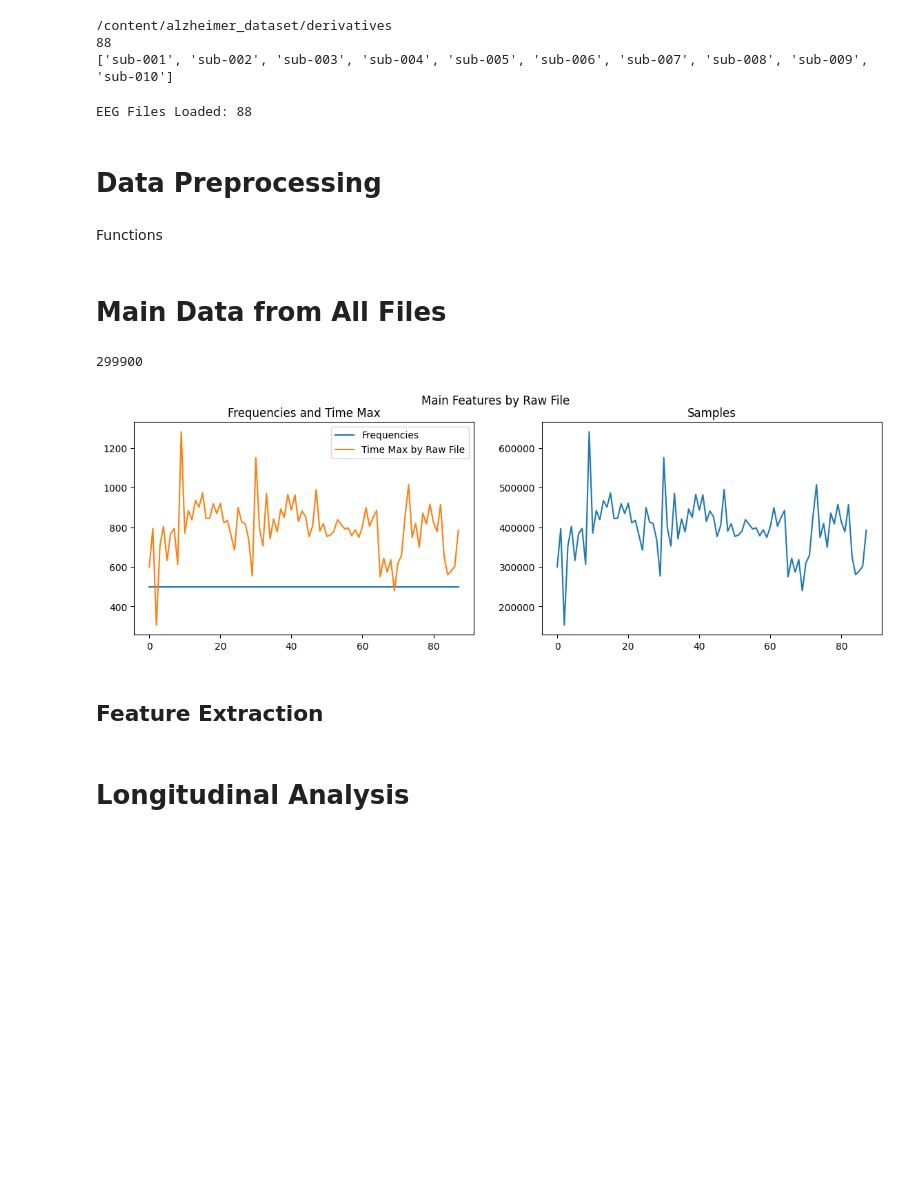
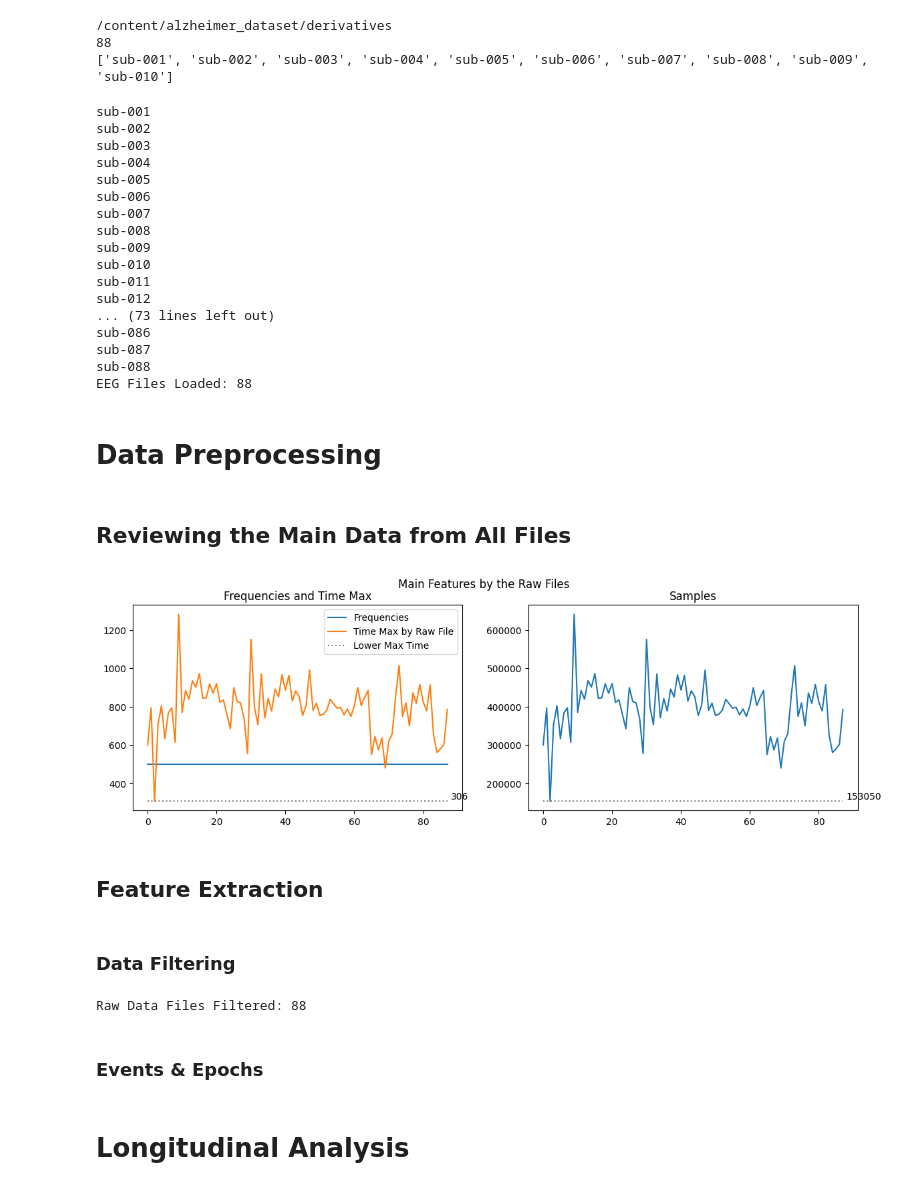
Before and after one commit to sobieddch90/mcd_udg_tfm-egg_analysis, a Jupyter notebook: Alzheimer_Open_Neuro_EEG_Analysis.ipynb, the cells around one changed output. Saved outputs shown, nothing was run; the diff lists cells and outputs as text; code cells hidden in the pictures; blank space fills up the shorter version.

Commit message:
Preprocessing All Events & Epochs

```diff
--- a/Alzheimer_Open_Neuro_EEG_Analysis.ipynb
+++ b/Alzheimer_Open_Neuro_EEG_Analysis.ipynb
@@ -326,13 +318,28 @@ raws = []
 for l in dir_list:
   folder = '/content/alzheimer_dataset/derivatives/'+l+'/eeg/'
   f = l+'_task-eyesclosed_eeg.set'
-  r = mne.io.read_raw_eeglab(folder+f, preload=True)
+  print(l)
+  r = mne.io.read_raw_eeglab(folder+f, preload=True, verbose='CRITICAL')
   raws.append(r)
+
+print('EEG Files Loaded:',len(raws))
+# %% [output]
+sub-001
+sub-002
+sub-003
+sub-004
+sub-005
+sub-006
+sub-007
+sub-008
+sub-009
+sub-010
+sub-011
+sub-012
+... (73 lines left out)
+sub-086
+sub-087
+sub-088
+EEG Files Loaded: 88
-# %%
-print('EEG Files Loaded:',len(raws))
-# %% [output]
-EEG Files Loaded: 88
 # %% [markdown]
 # Data Preprocessing
-# %% [markdown]
-Functions
@@ -341,34 +346,56 @@ def plot_EEG(raw, chnnls):
 # %% [markdown]
-# Main Data from All Files
+## Reviewing the Main Data from All Files
-# %%
-len(raw)
-# %% [output]
-299900
 # %%
 frequencies = []
 time_max = []
 samples = []
 channels = []
+
 for r in raws:
   frequencies.append(r.info['sfreq'])
   time_max.append(r.tmax)
   samples.append(len(r))
   channels.append(len(r.ch_names))
 
+low_max_time = np.full(len(raws), min(time_max))
+low_samples = np.full(len(raws), min(samples))
+
 fig, axs = plt.subplots(1, 2)
-fig.suptitle('Main Features by Raw File')
+fig.suptitle('Main Features by the Raw Files')
 
 axs[0].plot(frequencies, label='Frequencies')
 axs[0].plot(time_max, label='Time Max by Raw File')
+axs[0].plot(low_max_time, linestyle='dotted', c='gray', label='Lower Max Time')
+axs[0].text(len(raws), min(time_max), round(min(time_max)), ha='left', va='bottom')
 axs[0].set_title('Frequencies and Time Max')
 axs[0].legend()
 
 axs[1].plot(samples)
 axs[1].set_title('Samples')
+axs[1].plot(low_samples, linestyle='dotted', c='gray', label='Lower Samples')
+axs[1].text(len(raws), min(samples), round(min(samples)), ha='left', va='bottom')
 
 fig.set_size_inches(14, 4)
 plt.show()
 # %% [output]
-[figure, old version]
+[figure, new version]
 # %% [markdown]
 ## Feature Extraction
+# %% [markdown]
+### Data Filtering
+# %%
+l_freq = 5
+h_freq = 45
+pick_ch = 'Fp1'
+
+raws_filtered = []
+
+for r in raws:
+  rf = r.copy().filter(l_freq=l_freq, h_freq=h_freq, verbose=False).pick(pick_ch, verbose=False)
+  raws_filtered.append(rf)
+
+print('Raw Data Files Filtered:',len(raws_filtered))
+# %% [output]
+Raw Data Files Filtered: 88
+# %% [markdown]
+### Events & Epochs
```
Also changed, not shown: parts of 11 cells of this notebook.
